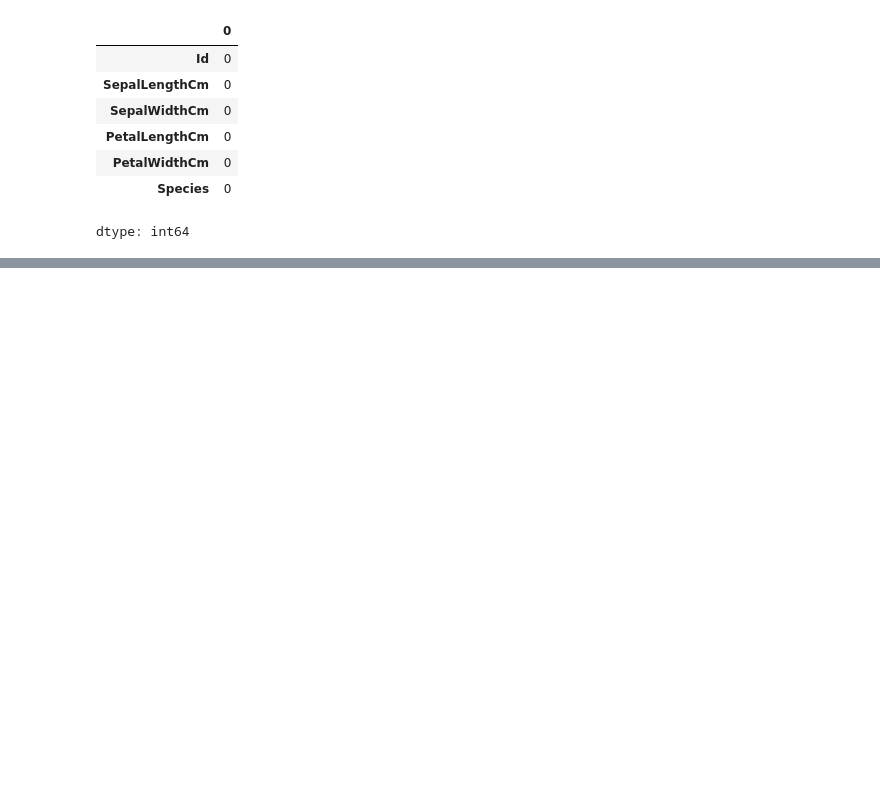
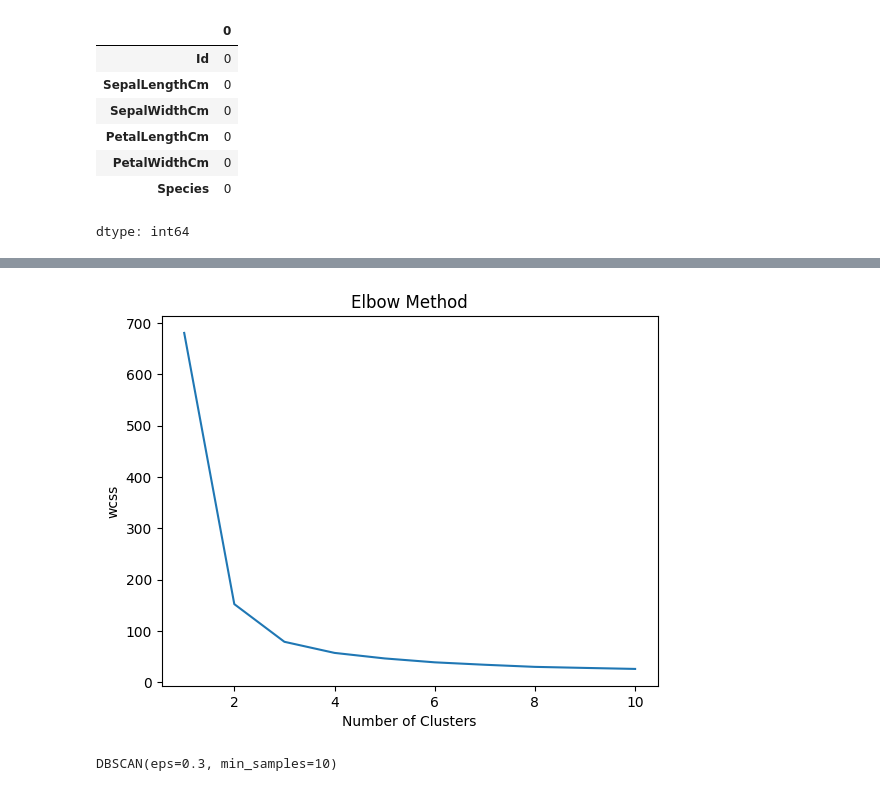
Before and after one commit to Alagucodein/Pythonlearning, a Jupyter notebook: K_means_cluster_iris.ipynb, the cells around one changed output, grey strips where cells are left out. Cells and saved outputs as stored; diff of their text form; code cells hidden in the pictures; blank space fills up the shorter version.

```diff
--- a/K_means_cluster_iris.ipynb
+++ b/K_means_cluster_iris.ipynb
@@ -100,0 +127,8 @@ array([1, 1, 1, 1, 1, 1, 1, 1, 1, 1, 1, 1, 1, 1, 1, 1, 1, 1, 1, 1, 1, 1,
+# %%
+plt.plot(range(1,11), wcss)
+plt.title('Elbow Method')
+plt.xlabel('Number of Clusters')
+plt.ylabel('wcss')
+plt.show()
+# %% [output]
+[figure, added]
@@ -100,0 +139,4 @@ array([1, 1, 1, 1, 1, 1, 1, 1, 1, 1, 1, 1, 1, 1, 1, 1, 1, 1, 1, 1, 1, 1,
+# %%
+model2.fit(x)
+# %% [output]
+DBSCAN(eps=0.3, min_samples=10)
```
Also changed, not shown: parts of 15 cells of this notebook.
